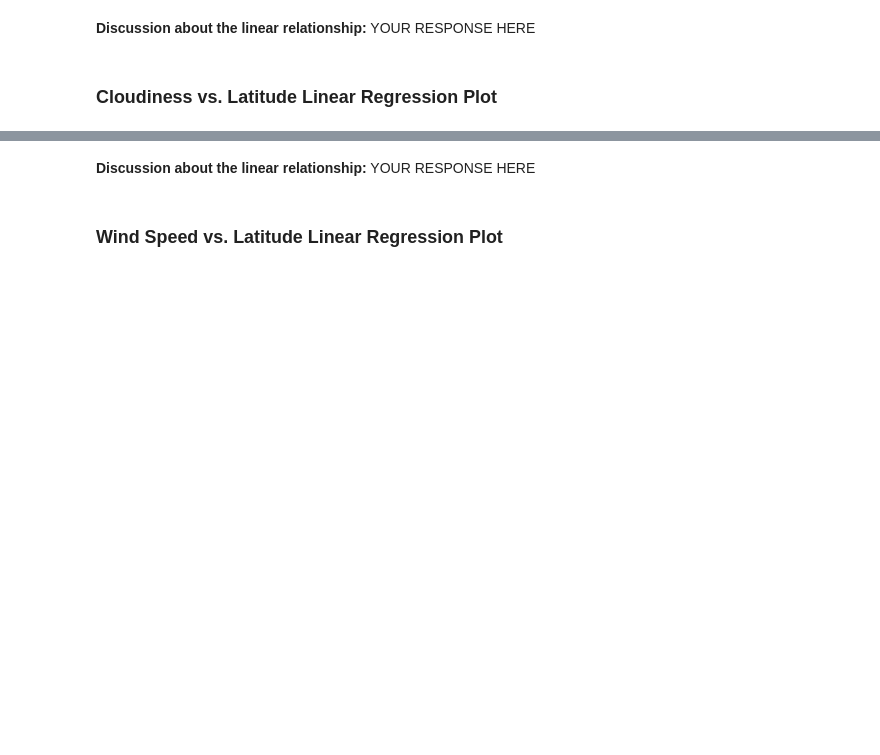
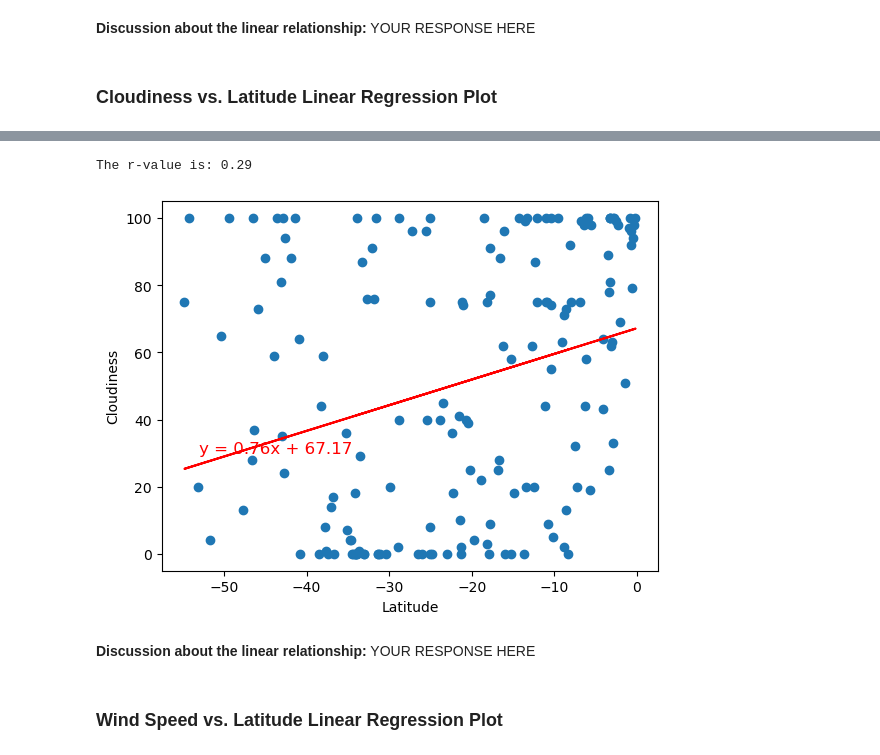
Before and after one commit to bobhulsy/python-api-challenge, a Jupyter notebook: WeatherPy/WeatherPy -test.ipynb, the cells around one changed output, grey strips where cells are left out. Drawn from its saved outputs; the diff is of its cells as text; code cells hidden in the pictures; blank space fills up the shorter version.

```diff
--- a/WeatherPy/WeatherPy -test.ipynb
+++ b/WeatherPy/WeatherPy -test.ipynb
@@ -361,3 +373,15 @@ The r-value is: 0.02056735429994368
+# %%
+# Southern Hemisphere
+plt.scatter(southern_hemi_df['Lat'], southern_hemi_df['Cloudiness'])
+plt.plot(southern_hemi_df['Lat'], regressfunction(southern_hemi_df['Lat'], southern_hemi_df['Cloudiness'])[0], color='r')
+plt.annotate(regressfunction(southern_hemi_df['Lat'], southern_hemi_df['Cloudiness'])[1],(-53, 30),fontsize=12,color='r')
+plt.ylabel('Cloudiness')
+plt.xlabel('Latitude')
+print(regressfunction(southern_hemi_df['Lat'], southern_hemi_df['Cloudiness'])[2])
+plt.show()
+# %% [output]
+The r-value is: 0.29
+[figure, added]
 # %% [markdown]
 **Discussion about the linear relationship:** YOUR RESPONSE HERE
 # %% [markdown]
```
Also changed, not shown: parts of 11 cells of this notebook.
